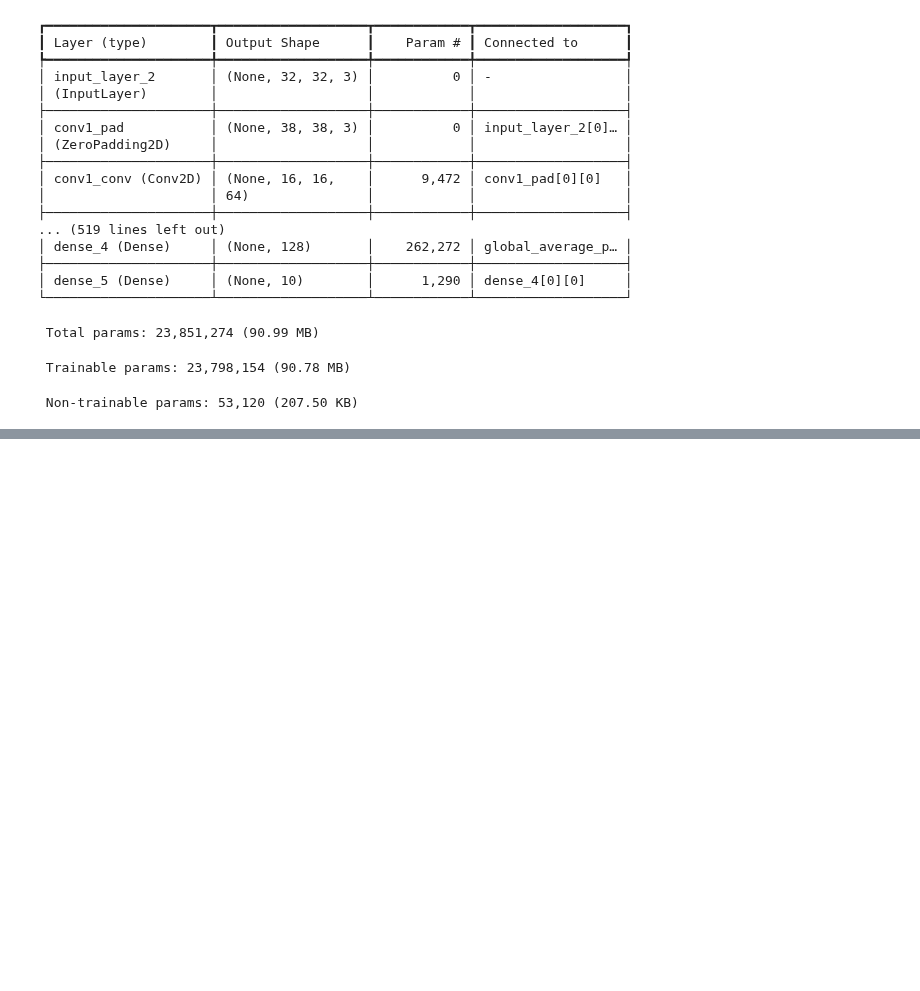
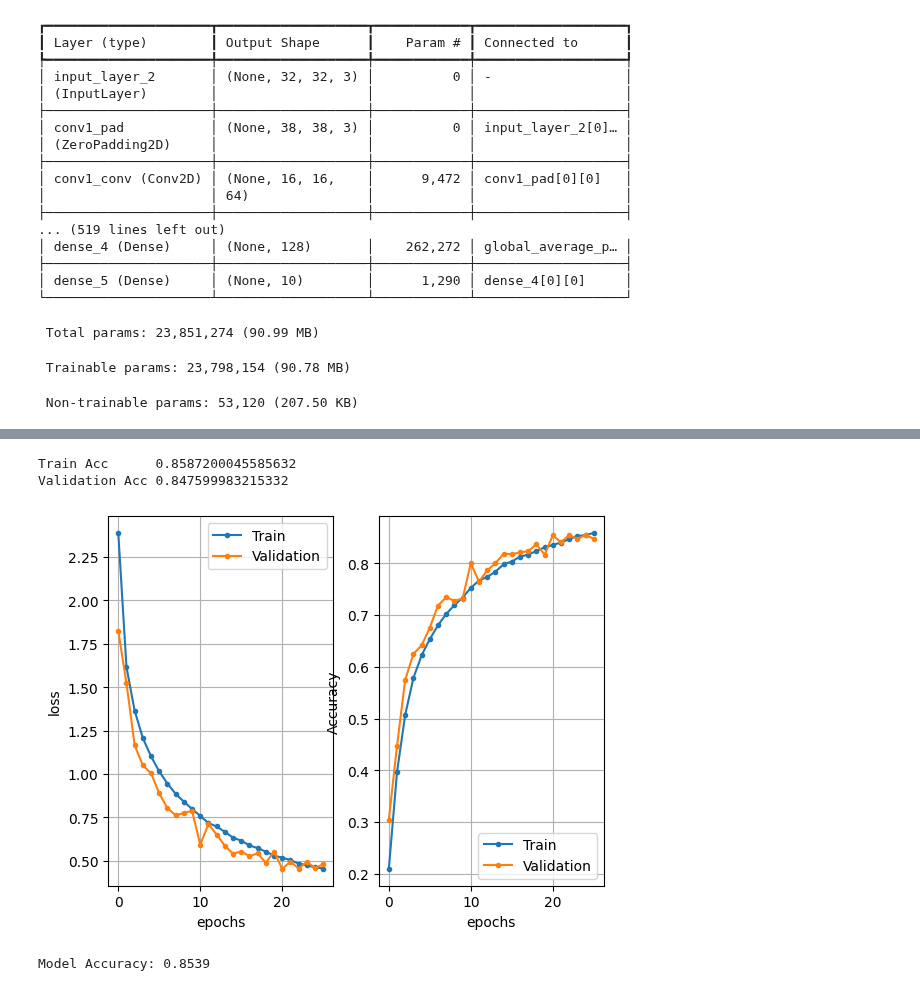
Before and after one commit to DmAlexx/ML_CHI_IT_course, a Jupyter notebook: Lab_8/lab_8_cnn_resnet_yolo.ipynb, the cells around one changed output, grey strips where cells are left out. Cells and saved outputs as stored; diff of their text form; code cells hidden in the pictures; blank space fills up the shorter version.

```diff
--- a/Lab_8/lab_8_cnn_resnet_yolo.ipynb
+++ b/Lab_8/lab_8_cnn_resnet_yolo.ipynb
@@ -348,0 +480,11 @@ ResNet Accuracy: 0.4632
+# %%
+from tensorflow.keras.callbacks import EarlyStopping
+
+batch_size = 32
+epochs=50
+
+early_stopping = EarlyStopping(monitor='val_loss', patience=5, restore_best_weights=True)
+
+model.compile(optimizer='adam', loss='categorical_crossentropy', metrics=['accuracy'])
+
+history_cnn_custom = model.fit(X_train, y_train, batch_size=batch_size, epochs=epochs, validation_data=(X_test, y_test), callbacks=[early_stopping])
@@ -348,0 +509,12 @@ ResNet Accuracy: 0.4632
+# %%
+history = history_cnn_custom.history
+ShowTrainingHistory(history)
+# %% [output]
+Train Acc      0.8587200045585632
+Validation Acc 0.847599983215332
+[figure, added]
+# %%
+loss, acc = model.evaluate(X_test, y_test, verbose=0)
+print(f"Model Accuracy: {acc:.4f}")
+# %% [output]
+Model Accuracy: 0.8539
```
Also changed, not shown: parts of 17 cells of this notebook, 4 other files.
